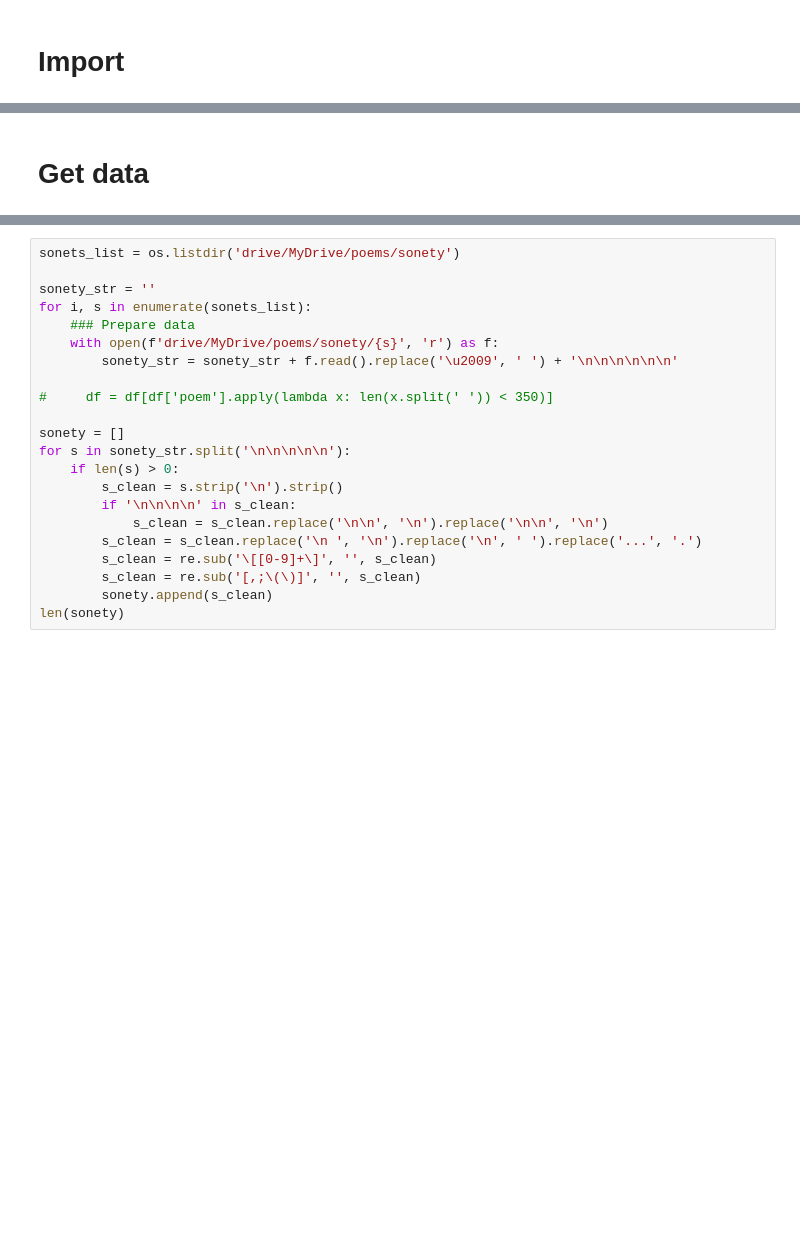
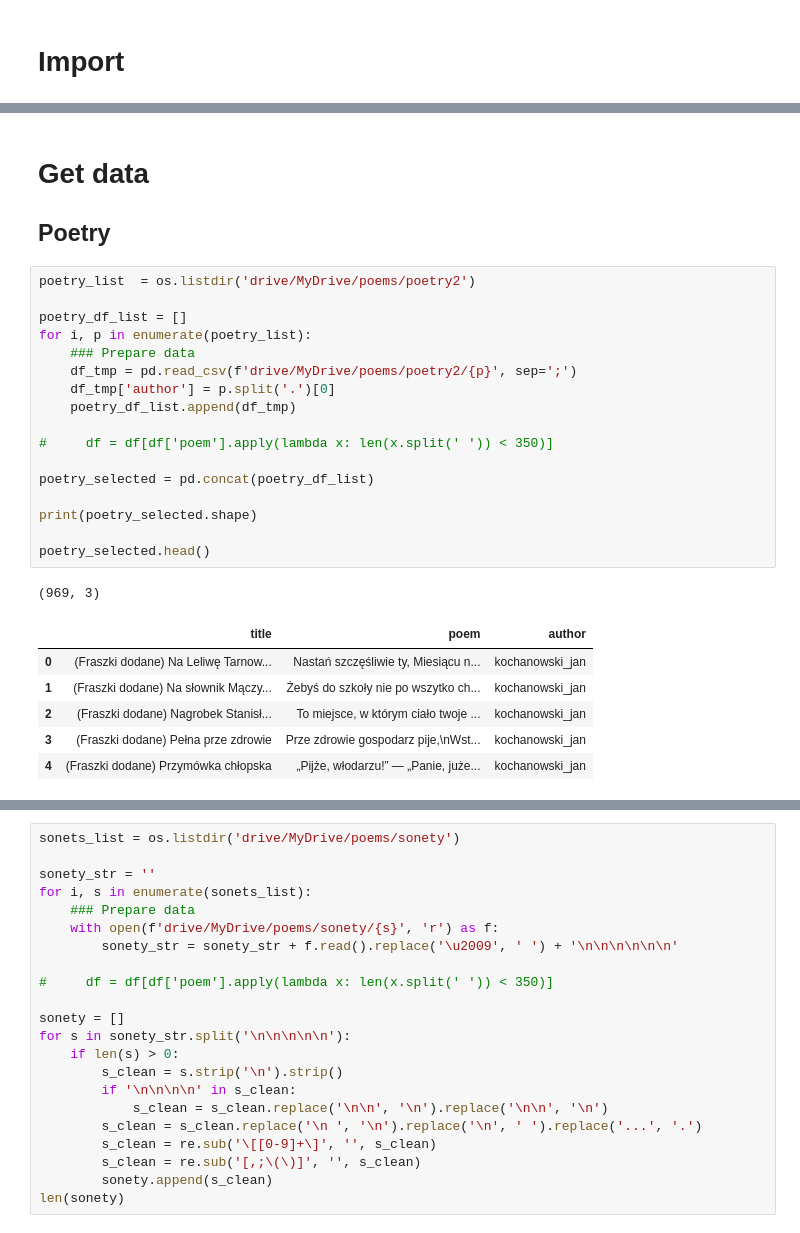
Before and after one commit to MarBry111/NLP_poem_generator, a Jupyter notebook: 06_finetune_papuGaPT2.ipynb, the cells around one changed output, grey strips where cells are left out. Drawn from its saved outputs; the diff is of its cells as text; blank space fills up the shorter version.

```diff
--- a/06_finetune_papuGaPT2.ipynb
+++ b/06_finetune_papuGaPT2.ipynb
@@ -50,2 +66,28 @@ Drive already mounted at /content/drive; to attempt to forcibly remount, call dr
 # %% [markdown]
 # Get data
+## Poetry
+# %%
+poetry_list  = os.listdir('drive/MyDrive/poems/poetry2')
+
+poetry_df_list = []
+for i, p in enumerate(poetry_list):
+    ### Prepare data
+    df_tmp = pd.read_csv(f'drive/MyDrive/poems/poetry2/{p}', sep=';')
+    df_tmp['author'] = p.split('.')[0]
+    poetry_df_list.append(df_tmp)
+
+#     df = df[df['poem'].apply(lambda x: len(x.split(' ')) < 350)]
+
+poetry_selected = pd.concat(poetry_df_list)
+
+print(poetry_selected.shape)
+
+poetry_selected.head()
+# %% [output]
+(969, 3)
+|  | title | poem | author |
+| 0 | (Fraszki dodane) Na Leliwę Tarnow... | Nastań szczęśliwie ty, Miesiącu n... | kochanowski_jan |
+| 1 | (Fraszki dodane) Na słownik Mączy... | Żebyś do szkoły nie po wszytko ch... | kochanowski_jan |
+| 2 | (Fraszki dodane) Nagrobek Stanisł... | To miejsce, w którym ciało twoje ... | kochanowski_jan |
+| 3 | (Fraszki dodane) Pełna prze zdrowie | Prze zdrowie gospodarz pije,\nWst... | kochanowski_jan |
+| 4 | (Fraszki dodane) Przymówka chłopska | „Pijże, włodarzu!” — „Panie, juże... | kochanowski_jan |
```
Also changed, not shown: parts of 38 cells of this notebook, 12 other files.
